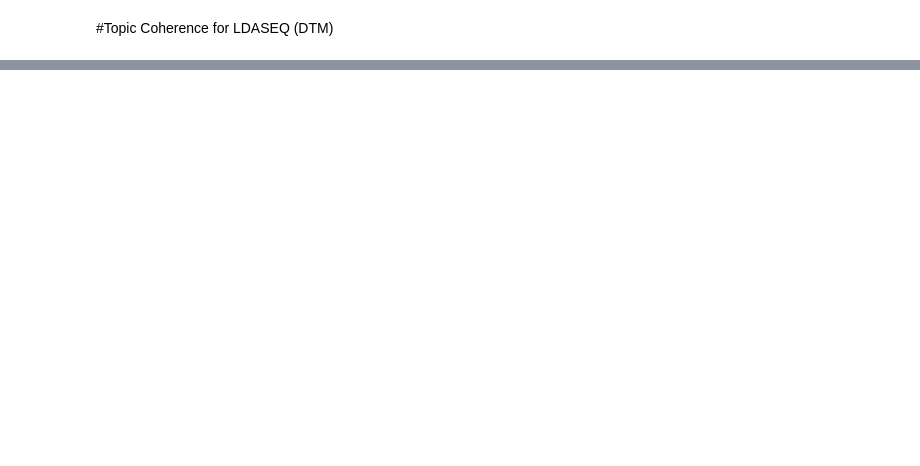
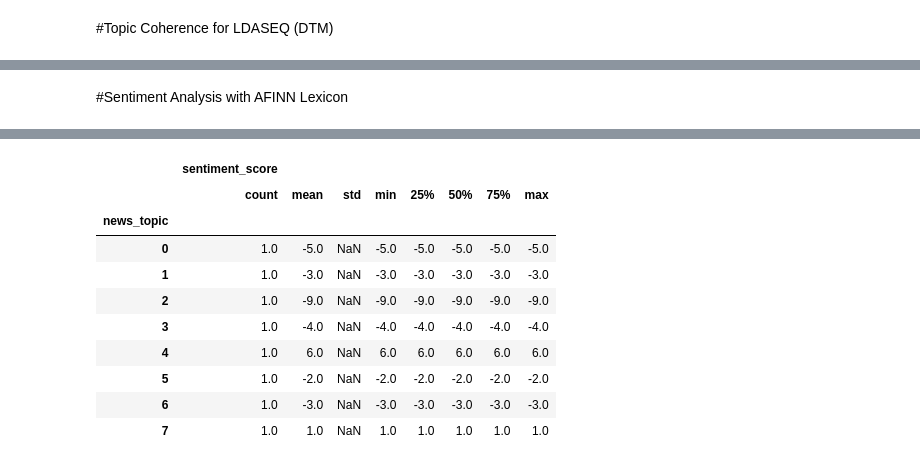
Before and after one commit to inderjot29/Topic-Modeling, a Jupyter notebook: Topic_Modelling.ipynb, the cells around one changed output, grey strips where cells are left out. Saved outputs shown, nothing was run; the diff lists cells and outputs as text; code cells hidden in the pictures; blank space fills up the shorter version.

```diff
--- a/Topic_Modelling.ipynb
+++ b/Topic_Modelling.ipynb
@@ -573,0 +769,33 @@ print ("DTM Python coherence is", cm_DTM.get_coherence())
+# %% [markdown]
+#Sentiment Analysis with AFINN Lexicon
+# %%
+# initialize afinn sentiment analyzer
+!pip install afinn
+import afinn
+from afinn import Afinn
+af = Afinn()
+
+topics_list=[]
+for (topic, keyword) in df_keywords_and_topics.values:
+    w_k = keyword.split('+')
+    w_k = [word.strip() for word in w_k]
+    only_keywords=[]
+    for word in w_k:
+        only_keywords.append(word[6:].replace('"',' '))
+    topics_list.append(''.join(only_keywords))
+
+print(topics_list)
+# compute sentiment scores (polarity) and labels
+sentiment_scores = [af.score(topic) for topic in topics_list]
+sentiment_category = ['positive' if score > 0
+                          else 'negative' if score < 0
+                              else 'neutral'
+                                  for score in sentiment_scores]
+
+
+# sentiment statistics per news category
+df = pd.DataFrame([[0,1,2,3,4,5,6,7], sentiment_scores, sentiment_category]).T
+df.columns = ['news_topic', 'sentiment_score', 'sentiment_category']
+df['sentiment_score'] = df.sentiment_score.astype('float')
+df.groupby(by=['news_topic']).describe()
+# %% [output]
@@ -573,0 +804,11 @@ print ("DTM Python coherence is", cm_DTM.get_coherence())
+|  | sentiment_score |  |  |  |  |  |  |  |
+|  | count | mean | std | min | 25% | 50% | 75% | max |
+| news_topic |  |  |  |  |  |  |  |  |
+| 0 | 1.0 | -5.0 | NaN | -5.0 | -5.0 | -5.0 | -5.0 | -5.0 |
+| 1 | 1.0 | -3.0 | NaN | -3.0 | -3.0 | -3.0 | -3.0 | -3.0 |
+| 2 | 1.0 | -9.0 | NaN | -9.0 | -9.0 | -9.0 | -9.0 | -9.0 |
+| 3 | 1.0 | -4.0 | NaN | -4.0 | -4.0 | -4.0 | -4.0 | -4.0 |
+| 4 | 1.0 | 6.0 | NaN | 6.0 | 6.0 | 6.0 | 6.0 | 6.0 |
+| 5 | 1.0 | -2.0 | NaN | -2.0 | -2.0 | -2.0 | -2.0 | -2.0 |
+| 6 | 1.0 | -3.0 | NaN | -3.0 | -3.0 | -3.0 | -3.0 | -3.0 |
+| 7 | 1.0 | 1.0 | NaN | 1.0 | 1.0 | 1.0 | 1.0 | 1.0 |
```
Also changed, not shown: parts of 25 cells of this notebook.
